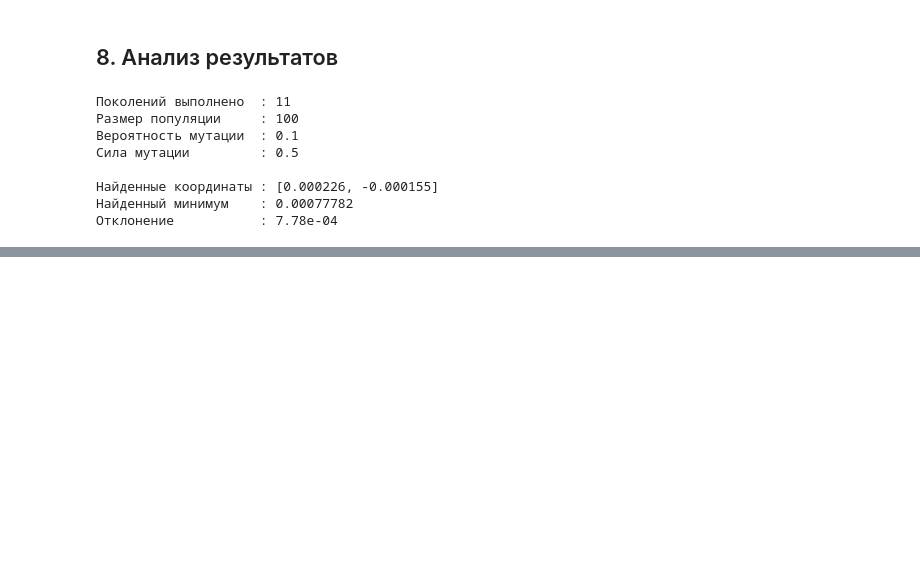
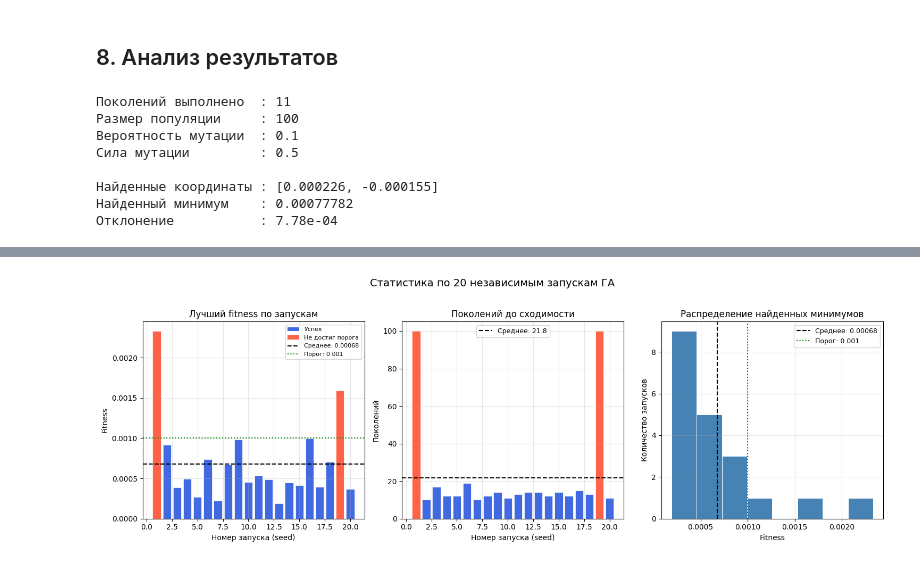
Before and after one commit to AlexeyRau/OMGTU, a Jupyter notebook: 3year/6semester/evo/lab1.ipynb, the cells around one changed output, grey strips where cells are left out. Cells and saved outputs as stored; diff of their text form; code cells hidden in the pictures; blank space fills up the shorter version.

```diff
--- a/3year/6semester/evo/lab1.ipynb
+++ b/3year/6semester/evo/lab1.ipynb
@@ -333,0 +419,48 @@ print(f"Отклонение           : {abs(best_ever_fitness):.2e}")
+# %%
+from matplotlib.patches import Patch
+
+fig, axes = plt.subplots(1, 3, figsize=(15, 5))
+
+colors = ['royalblue' if r['success'] else 'tomato' for r in run_results]
+seeds  = [r['seed'] for r in run_results]
+
+axes[0].bar(seeds, all_fits, color=colors, edgecolor='white', linewidth=0.5)
+axes[0].axhline(np.mean(all_fits), color='black', linestyle='--', linewidth=1.5,
+                label=f'Среднее: {np.mean(all_fits):.5f}')
+axes[0].axhline(TARGET_FITNESS, color='green', linestyle=':', linewidth=1.5,
+                label=f'Порог: {TARGET_FITNESS}')
+legend_els = [Patch(facecolor='royalblue', label='Успех'),
+              Patch(facecolor='tomato',     label='Не достиг порога'),
+              plt.Line2D([0],[0], color='black', linestyle='--', label=f'Среднее: {np.mean(all_fits):.5f}'),
+              plt.Line2D([0],[0], color='green',  linestyle=':',  label=f'Порог: {TARGET_FITNESS}')]
+axes[0].legend(handles=legend_els, fontsize=8)
+axes[0].set_title('Лучший fitness по запускам', fontsize=12)
+axes[0].set_xlabel('Номер запуска (seed)')
+axes[0].set_ylabel('Fitness')
+axes[0].grid(True, alpha=0.3)
+
+axes[1].bar(seeds, all_gens, color=colors, edgecolor='white', linewidth=0.5)
+axes[1].axhline(np.mean(all_gens), color='black', linestyle='--', linewidth=1.5,
+                label=f'Среднее: {np.mean(all_gens):.1f}')
+axes[1].set_title('Поколений до сходимости', fontsize=12)
+axes[1].set_xlabel('Номер запуска (seed)')
+axes[1].set_ylabel('Поколений')
+axes[1].legend(fontsize=9)
+axes[1].grid(True, alpha=0.3)
+
+axes[2].hist(all_fits, bins=8, color='steelblue', edgecolor='white', linewidth=0.7)
+axes[2].axvline(np.mean(all_fits), color='black', linestyle='--', linewidth=1.5,
+                label=f'Среднее: {np.mean(all_fits):.5f}')
+axes[2].axvline(TARGET_FITNESS, color='green', linestyle=':', linewidth=1.5,
+                label=f'Порог: {TARGET_FITNESS}')
+axes[2].set_title('Распределение найденных минимумов', fontsize=12)
+axes[2].set_xlabel('Fitness')
+axes[2].set_ylabel('Количество запусков')
+axes[2].legend(fontsize=9)
+axes[2].grid(True, alpha=0.3)
+
+plt.suptitle(f'Статистика по {NUM_RUNS} независимым запускам ГА', fontsize=14, y=1.02)
+plt.tight_layout()
+plt.show()
+# %% [output]
+[figure, added]
```
Also changed, not shown: parts of 2 cells of this notebook.
